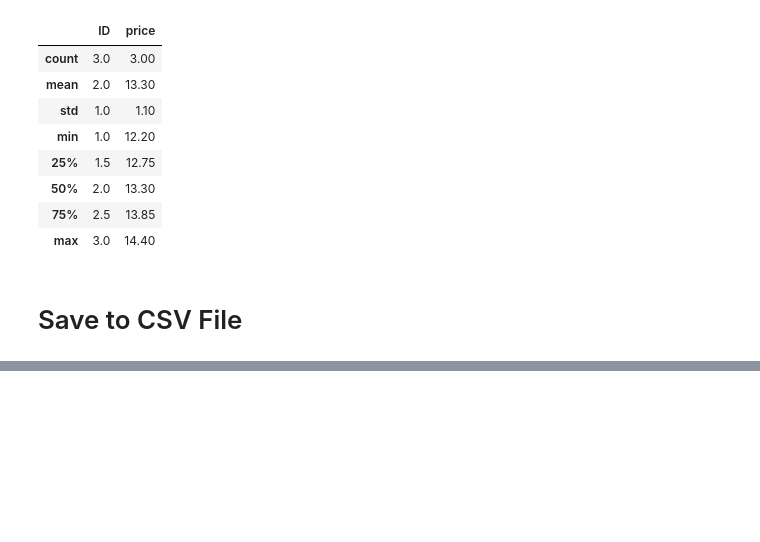
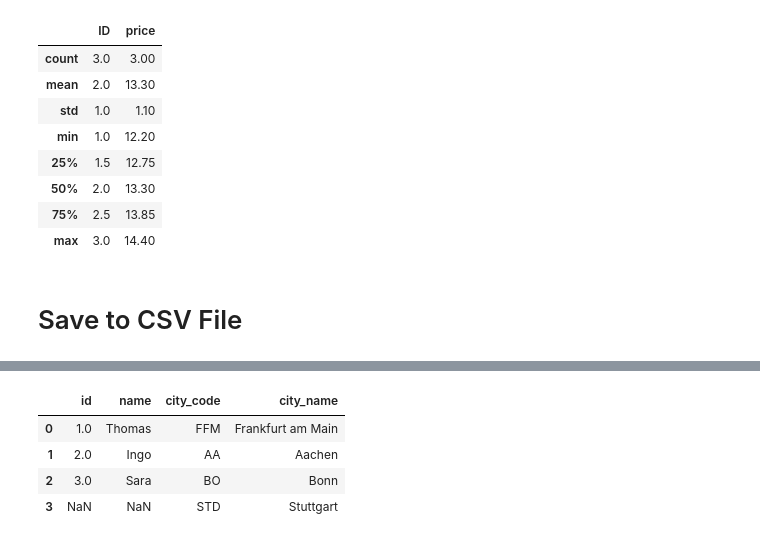
Before and after one commit to rbiotblbk/ML, a Jupyter notebook: 03_Pandas/01_Pandas_Intro.ipynb, the cells around one changed output, grey strips where cells are left out. Drawn from its saved outputs; the diff is of its cells as text; code cells hidden in the pictures; blank space fills up the shorter version.

```diff
--- a/03_Pandas/01_Pandas_Intro.ipynb
+++ b/03_Pandas/01_Pandas_Intro.ipynb
@@ -689,0 +1009,8 @@ df.to_csv("output.csv", index = False, sep = "|") # with custom separator instea
+# %%
+df_emp.merge(df_cities, how = "right", left_on= "city_code", right_on= "city_code")
+# %% [output]
+|  | id | name | city_code | city_name |
+| 0 | 1.0 | Thomas | FFM | Frankfurt am Main |
+| 1 | 2.0 | Ingo | AA | Aachen |
+| 2 | 3.0 | Sara | BO | Bonn |
+| 3 | NaN | NaN | STD | Stuttgart |
```
Also changed, not shown: parts of 40 cells of this notebook, 2 other files.
